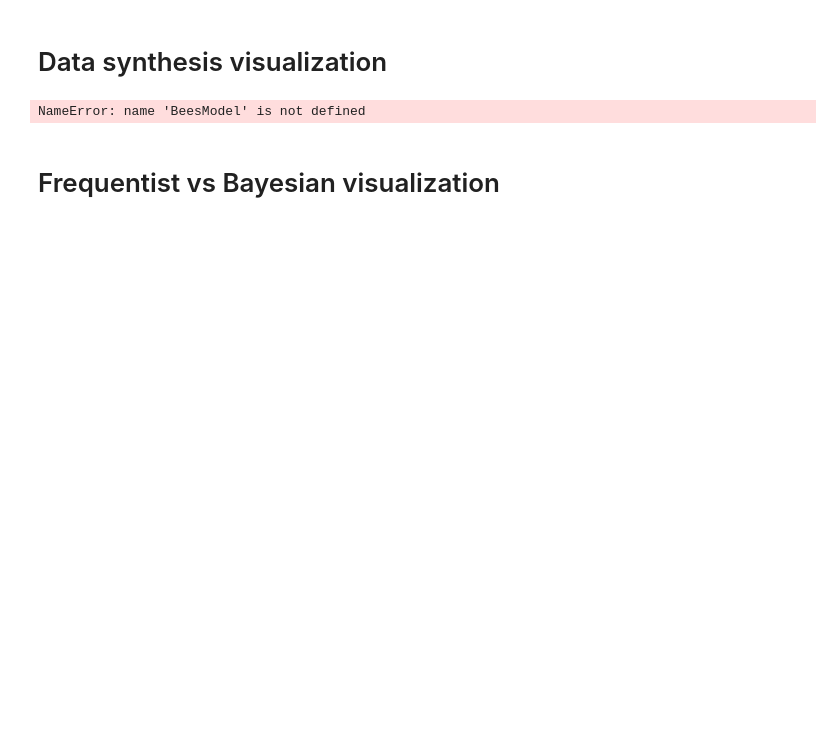
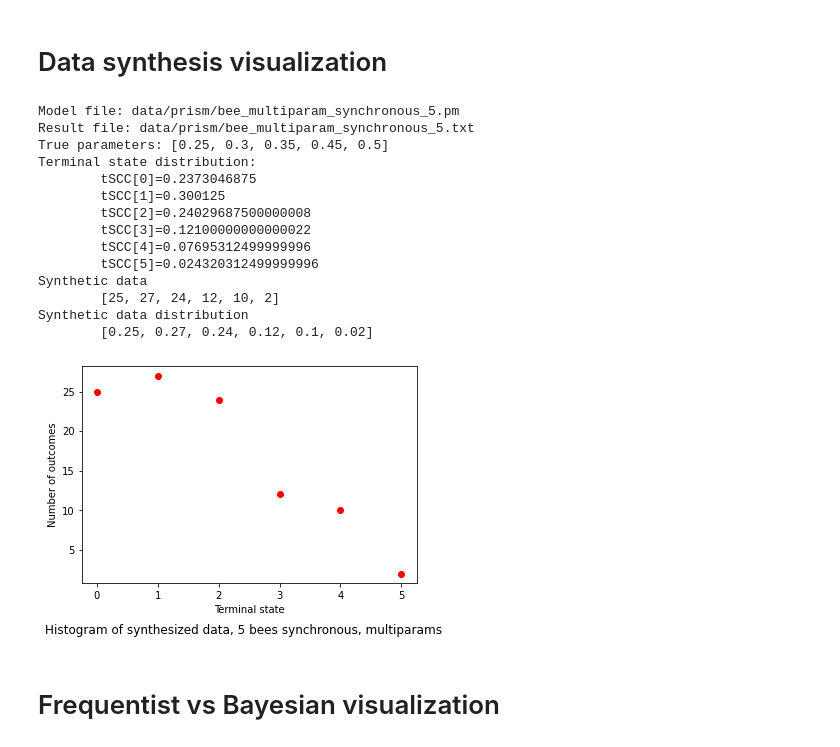
Before and after one commit to huypn12/bayes-bees, a Jupyter notebook: examples/visualizations/visualization_a.ipynb, the cells around one changed output. Cells and saved outputs as stored; diff of their text form; code cells hidden in the pictures; blank space fills up the shorter version.

```diff
--- a/examples/visualizations/visualization_a.ipynb
+++ b/examples/visualizations/visualization_a.ipynb
@@ -19,24 +17,50 @@ ModuleNotFoundError: No module named 'scripts.models'
 # %% [markdown]
 # Data synthesis visualization
 # %%
-model = BeesModel()
+model_file = 'data/prism/bee_multiparam_synchronous_5.pm'
+result_file = 'data/prism/bee_multiparam_synchronous_5.txt'
+
+data_model = BeesModel.from_files(model_file, result_file)
+data_model.bscc_eval_mode = BeesModel.BSCC_MODE_PFUNCS
 samples_count = 100
-p_true = [0.3, 0.25, 0.35, 0.45, 0.5]
-(s, m, f) = model.sample(params=p_true, sample_size=samples_count)
+p_true = [0.25, 0.3, 0.35, 0.45, 0.5]
+(m, f) = data_model.sample(chain_params=p_true, trials_count=samples_count)
 
+print("Model file: {}".format(model_file))
+print("Result file: {}".format(result_file))
+print("True parameters: {}".format(p_true))
+print("Terminal state distribution:")
+for i, d in enumerate(data_model.bscc_eval):
+    print("\ttSCC[{}]={}".format(i,d))
 def plot_sample_data(m, f):
-    print("Multinomial data {}".format(m))
-    print("Distribtution {}".format(f))
+    print("Synthetic data \n\t{}".format(m))
+    print("Synthetic data distribution \n\t{}".format(f))
     plt.plot(m, 'ro')
+    plt.xlabel("Terminal state")
+    plt.ylabel("Number of outcomes")
     # plt.ylabel('Histogram of synthesized data')
-    caption = "Histogram of synthesized data"
-    plt.figtext(0.5, 0.01, caption, wrap=True, horizontalalignment='center', fontsize=12)
+    caption = "Histogram of synthesized data, 5 bees synchronous, multiparams"
+    plt.figtext(0.5, -0.05, caption, wrap=True, horizontalalignment='center', fontsize=12)
     plt.show()
 
 
-plot_sample_data(s, m, f)
+plot_sample_data(m, f)
 # %% [output]
-NameError: name 'BeesModel' is not defined
+Model file: data/prism/bee_multiparam_synchronous_5.pm
+Result file: data/prism/bee_multiparam_synchronous_5.txt
+True parameters: [0.25, 0.3, 0.35, 0.45, 0.5]
+Terminal state distribution:
+        tSCC[0]=0.2373046875
+        tSCC[1]=0.300125
+        tSCC[2]=0.24029687500000008
+        tSCC[3]=0.12100000000000022
+        tSCC[4]=0.07695312499999996
+        tSCC[5]=0.024320312499999996
+Synthetic data
+        [25, 27, 24, 12, 10, 2]
+Synthetic data distribution
+        [0.25, 0.27, 0.24, 0.12, 0.1, 0.02]
+[figure, added]
 # %% [markdown]
 # Frequentist vs Bayesian visualization
 # %%
```
Also changed, not shown: parts of 2 cells of this notebook, 5 other files.
